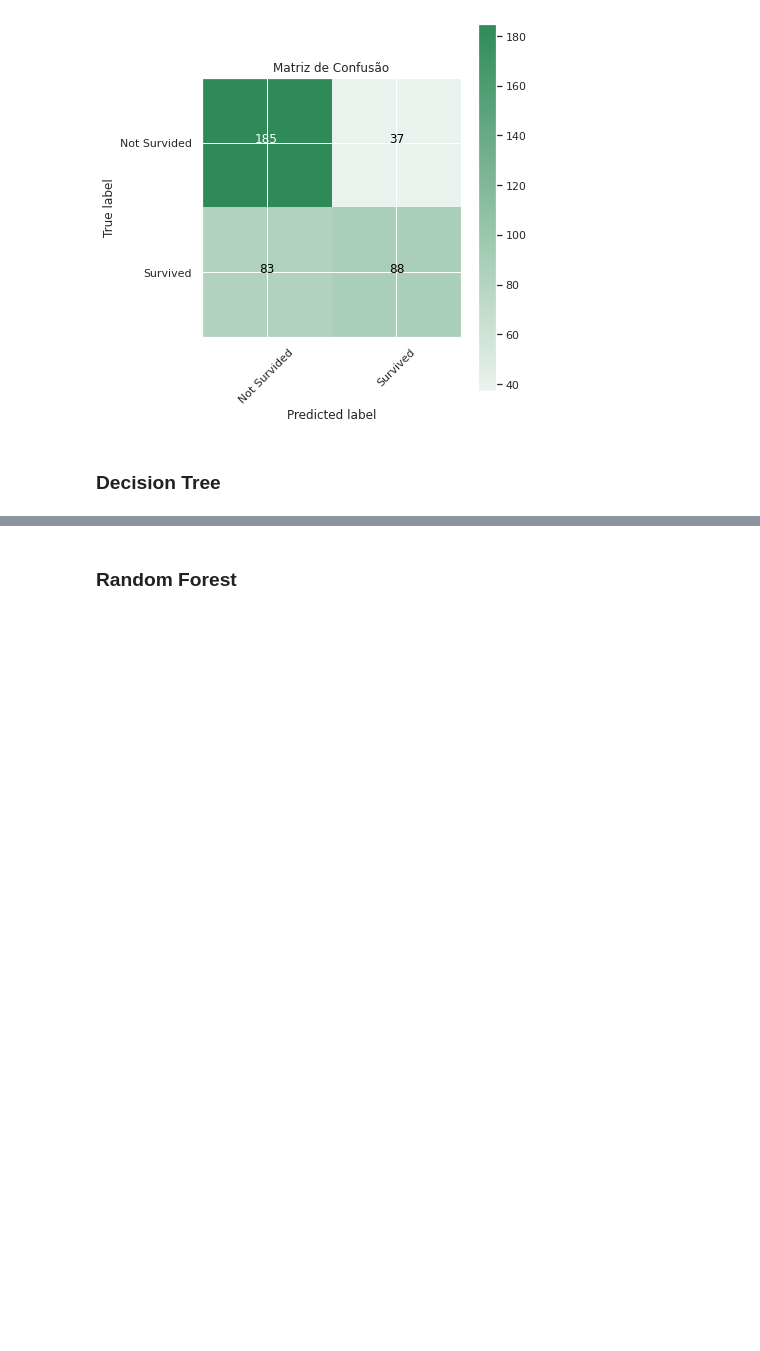
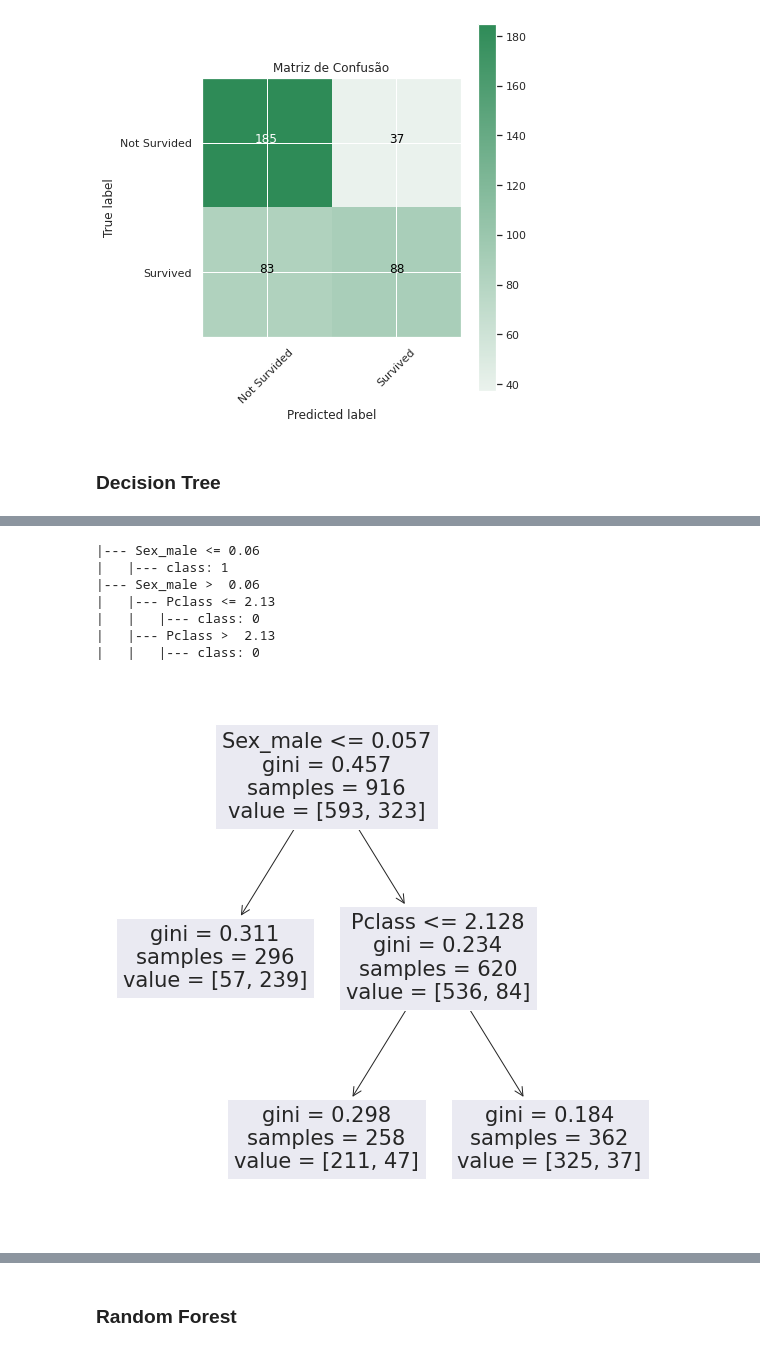
Before and after one commit to GDevigili/machine-learning-coursework, a Jupyter notebook: coursework.ipynb, the cells around one changed output, grey strips where cells are left out. Drawn from its saved outputs; the diff is of its cells as text; code cells hidden in the pictures; blank space fills up the shorter version.

```diff
--- a/coursework.ipynb
+++ b/coursework.ipynb
@@ -854,0 +837,15 @@ f1 Score: 0.856269113149847
+# %%
+from sklearn.tree import export_text
+from sklearn.tree import plot_tree
+
+print(export_text(best_decision_tree, feature_names=x_train.columns.to_list(), max_depth=2))
+plot_tree(best_decision_tree, feature_names=x_train.columns.to_list(), max_depth=2);
+# %% [output]
+|--- Sex_male <= 0.06
+|   |--- class: 1
+|--- Sex_male >  0.06
+|   |--- Pclass <= 2.13
+|   |   |--- class: 0
+|   |--- Pclass >  2.13
+|   |   |--- class: 0
+[figure, added]
```
Also changed, not shown: parts of 15 cells of this notebook.
